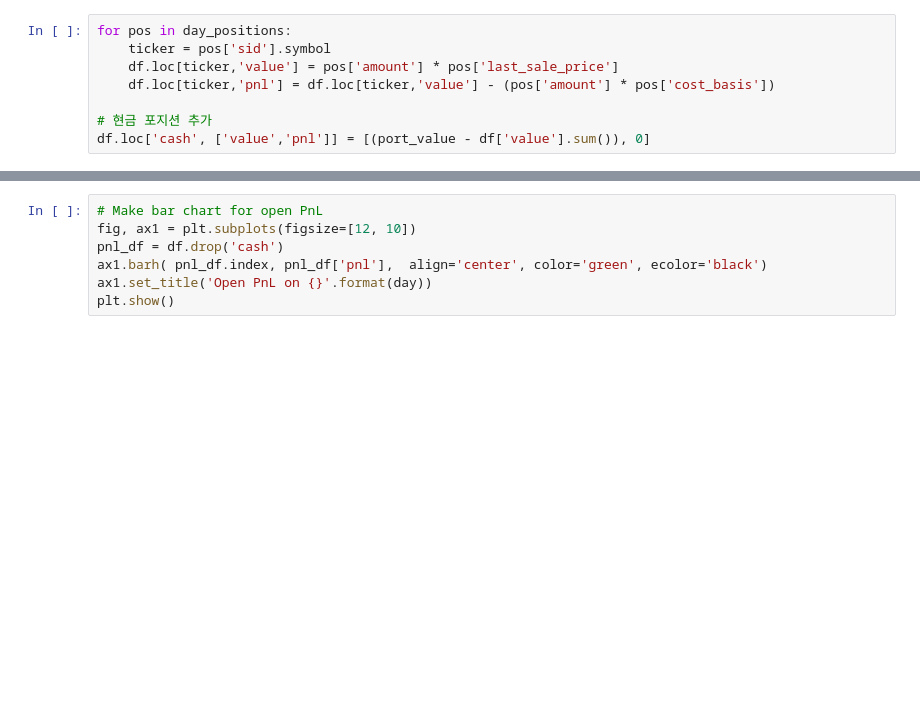
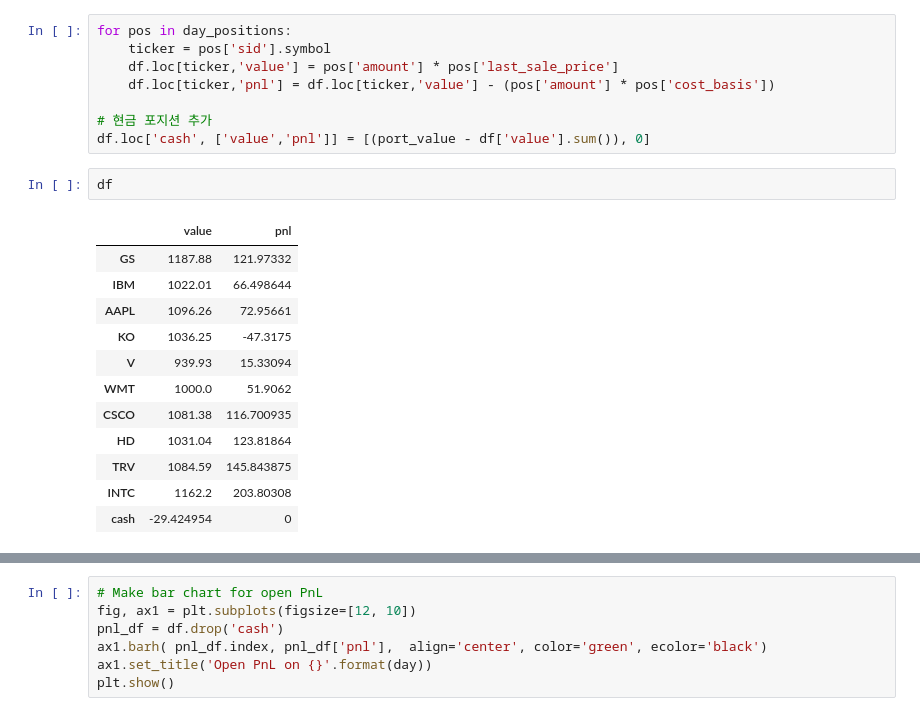
Before and after one commit to xikest/Research-on-the-finanace-makret, a Jupyter notebook: note/backtest/zipline_backtest_analysis.ipynb, the cells around one changed output, grey strips where cells are left out. Drawn from its saved outputs; the diff is of its cells as text; blank space fills up the shorter version.

```diff
--- a/note/backtest/zipline_backtest_analysis.ipynb
+++ b/note/backtest/zipline_backtest_analysis.ipynb
@@ -175,6 +180,21 @@ for pos in day_positions:
 
 # 현금 포지션 추가
 df.loc['cash', ['value','pnl']] = [(port_value - df['value'].sum()), 0]
+# %%
+df
+# %% [output]
+|  | value | pnl |
+| GS | 1187.88 | 121.97332 |
+| IBM | 1022.01 | 66.498644 |
+| AAPL | 1096.26 | 72.95661 |
+| KO | 1036.25 | -47.3175 |
+| V | 939.93 | 15.33094 |
+| WMT | 1000.0 | 51.9062 |
+| CSCO | 1081.38 | 116.700935 |
+| HD | 1031.04 | 123.81864 |
+| TRV | 1084.59 | 145.843875 |
+| INTC | 1162.2 | 203.80308 |
+| cash | -29.424954 | 0 |
 # %%
 # Make pie chart for allocations
 fig, ax1 = plt.subplots(figsize=[12, 10])
```
Also changed, not shown: parts of 9 cells of this notebook, 1 other file.
